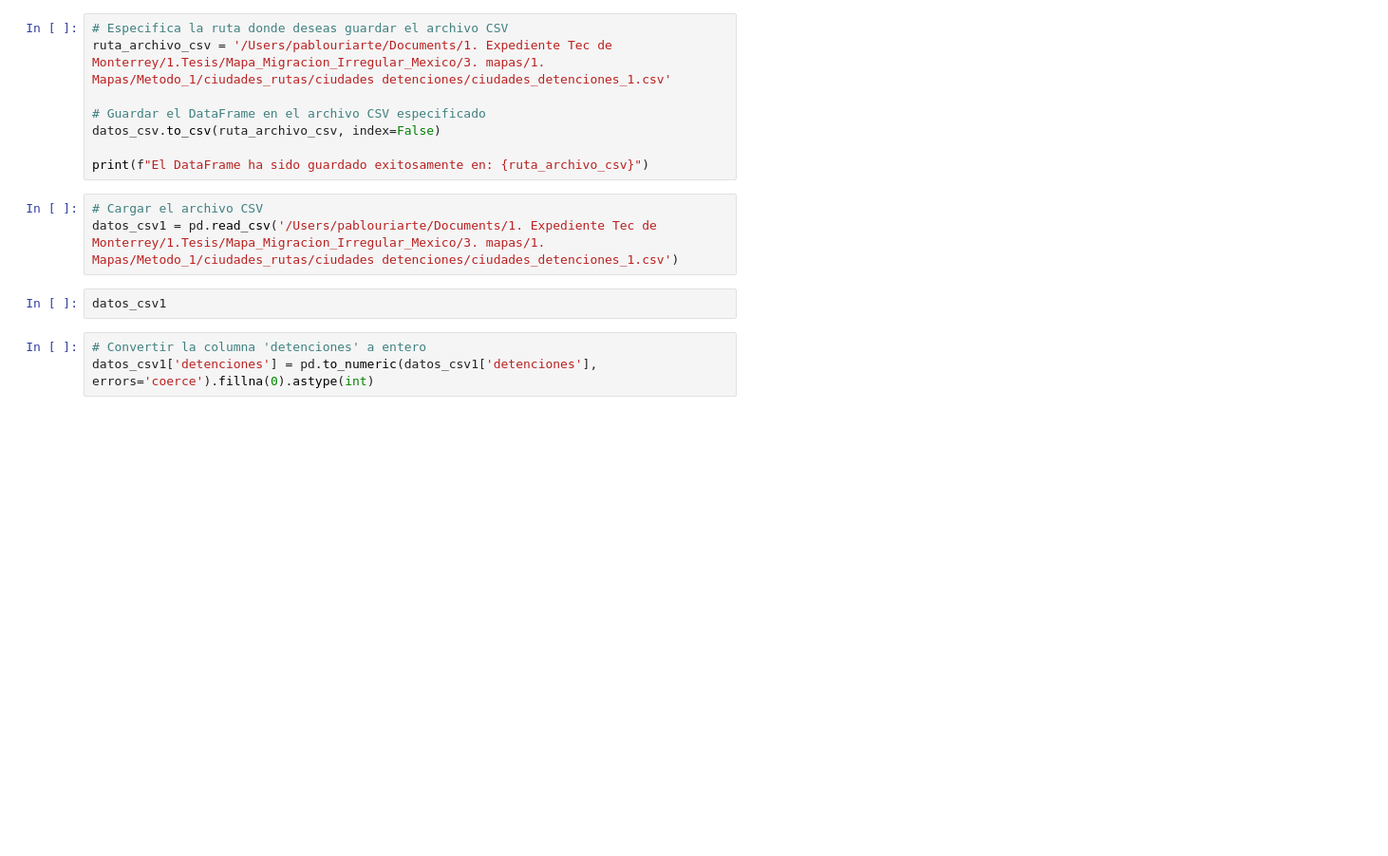
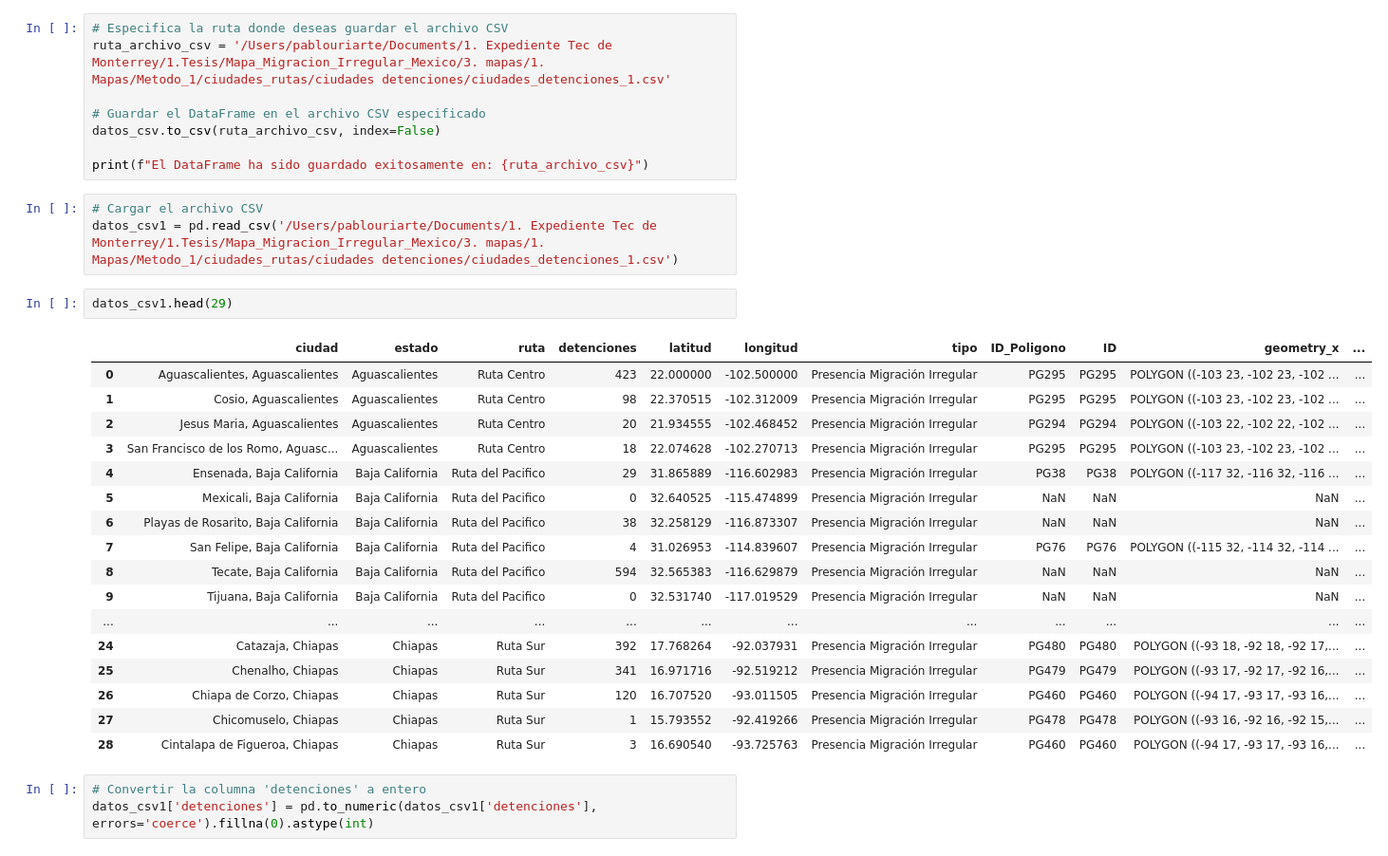
Before and after one commit to puriarter21/Mapa_Migracion_Irregular_Mexico, a Jupyter notebook: 3. mapas/1. Mapas/Metodo_1/ciudades_rutas/ciudades detenciones/mapeando_ciudades.ipynb, the cells around one changed output. Shown at 95% size. Cells and saved outputs as stored; diff of their text form; blank space fills up the shorter version.

```diff
--- a/3. mapas/1. Mapas/Metodo_1/ciudades_rutas/ciudades detenciones/mapeando_ciudades.ipynb
+++ b/3. mapas/1. Mapas/Metodo_1/ciudades_rutas/ciudades detenciones/mapeando_ciudades.ipynb
@@ -147,7 +196,25 @@ print(f"El DataFrame ha sido guardado exitosamente en: {ruta_archivo_csv}")
 # Cargar el archivo CSV
 datos_csv1 = pd.read_csv('/Users/pablouriarte/Documents/1. Expediente Tec de Monterrey/1.Tesis/Mapa_Migracion_Irregular_Mexico/3. mapas/1. Mapas/Metodo_1/ciudades_rutas/ciudades detenciones/ciudades_detenciones_1.csv')
 # %%
-datos_csv1
+datos_csv1.head(29)
+# %% [output]
+|  | ciudad | estado | ruta | detenciones | latitud | longitud | tipo | ID_Poligono | ID | geometry_x | ... |
+| 0 | Aguascalientes, Aguascalientes | Aguascalientes | Ruta Centro | 423 | 22.000000 | -102.500000 | Presencia Migración Irregular | PG295 | PG295 | POLYGON ((-103 23, -102 23, -102 ... | ... |
+| 1 | Cosio, Aguascalientes | Aguascalientes | Ruta Centro | 98 | 22.370515 | -102.312009 | Presencia Migración Irregular | PG295 | PG295 | POLYGON ((-103 23, -102 23, -102 ... | ... |
+| 2 | Jesus Maria, Aguascalientes | Aguascalientes | Ruta Centro | 20 | 21.934555 | -102.468452 | Presencia Migración Irregular | PG294 | PG294 | POLYGON ((-103 22, -102 22, -102 ... | ... |
+| 3 | San Francisco de los Romo, Aguasc... | Aguascalientes | Ruta Centro | 18 | 22.074628 | -102.270713 | Presencia Migración Irregular | PG295 | PG295 | POLYGON ((-103 23, -102 23, -102 ... | ... |
+| 4 | Ensenada, Baja California | Baja California | Ruta del Pacifico | 29 | 31.865889 | -116.602983 | Presencia Migración Irregular | PG38 | PG38 | POLYGON ((-117 32, -116 32, -116 ... | ... |
+| 5 | Mexicali, Baja California | Baja California | Ruta del Pacifico | 0 | 32.640525 | -115.474899 | Presencia Migración Irregular | NaN | NaN | NaN | ... |
+| 6 | Playas de Rosarito, Baja California | Baja California | Ruta del Pacifico | 38 | 32.258129 | -116.873307 | Presencia Migración Irregular | NaN | NaN | NaN | ... |
+| 7 | San Felipe, Baja California | Baja California | Ruta del Pacifico | 4 | 31.026953 | -114.839607 | Presencia Migración Irregular | PG76 | PG76 | POLYGON ((-115 32, -114 32, -114 ... | ... |
+| 8 | Tecate, Baja California | Baja California | Ruta del Pacifico | 594 | 32.565383 | -116.629879 | Presencia Migración Irregular | NaN | NaN | NaN | ... |
+| 9 | Tijuana, Baja California | Baja California | Ruta del Pacifico | 0 | 32.531740 | -117.019529 | Presencia Migración Irregular | NaN | NaN | NaN | ... |
+| ... | ... | ... | ... | ... | ... | ... | ... | ... | ... | ... | ... |
+| 24 | Catazaja, Chiapas | Chiapas | Ruta Sur | 392 | 17.768264 | -92.037931 | Presencia Migración Irregular | PG480 | PG480 | POLYGON ((-93 18, -92 18, -92 17,... | ... |
+| 25 | Chenalho, Chiapas | Chiapas | Ruta Sur | 341 | 16.971716 | -92.519212 | Presencia Migración Irregular | PG479 | PG479 | POLYGON ((-93 17, -92 17, -92 16,... | ... |
+| 26 | Chiapa de Corzo, Chiapas | Chiapas | Ruta Sur | 120 | 16.707520 | -93.011505 | Presencia Migración Irregular | PG460 | PG460 | POLYGON ((-94 17, -93 17, -93 16,... | ... |
+| 27 | Chicomuselo, Chiapas | Chiapas | Ruta Sur | 1 | 15.793552 | -92.419266 | Presencia Migración Irregular | PG478 | PG478 | POLYGON ((-93 16, -92 16, -92 15,... | ... |
+| 28 | Cintalapa de Figueroa, Chiapas | Chiapas | Ruta Sur | 3 | 16.690540 | -93.725763 | Presencia Migración Irregular | PG460 | PG460 | POLYGON ((-94 17, -93 17, -93 16,... | ... |
 # %%
 # Convertir la columna 'detenciones' a entero
 datos_csv1['detenciones'] = pd.to_numeric(datos_csv1['detenciones'], errors='coerce').fillna(0).astype(int)
```
Also changed, not shown: parts of 29 cells of this notebook, 2 other files.
